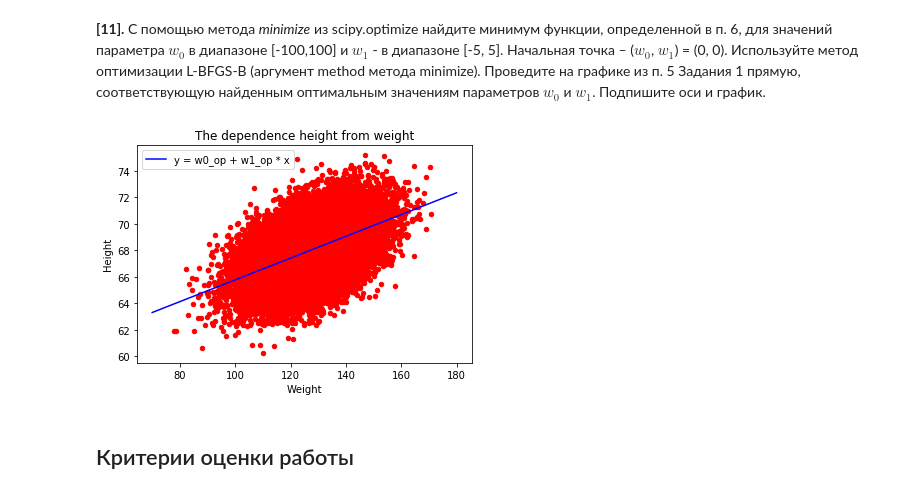
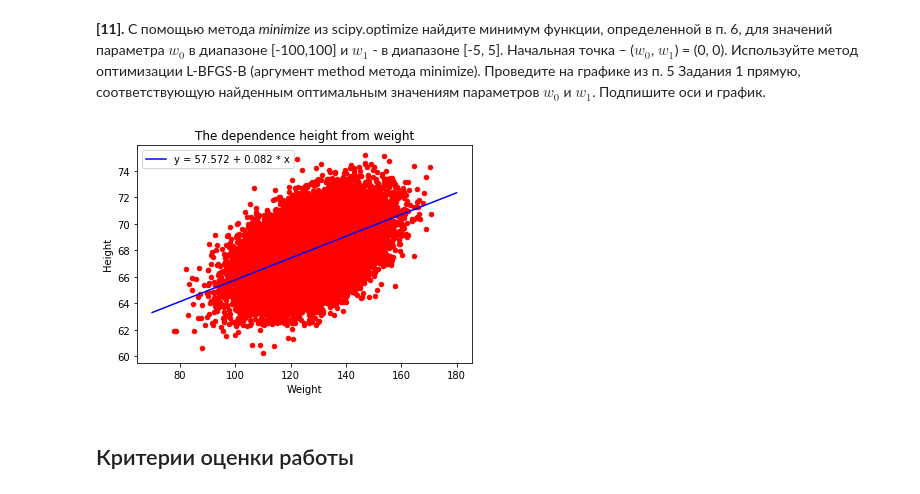
Before and after one commit to alexeylive/Yandex-MIPT, a Jupyter notebook: 2/Linear regression/linreg_height_weight.ipynb, the cells around one changed output. Saved outputs shown, nothing was run; the diff lists cells and outputs as text; code cells hidden in the pictures.

```diff
--- a/2/Linear regression/linreg_height_weight.ipynb
+++ b/2/Linear regression/linreg_height_weight.ipynb
@@ -179,13 +182,14 @@ w0_op, w1_op = optimize.minimize(SE_OneArg, x0 =(0,0) ,
 # %%
 data.plot(y='Height',x = 'Weight', kind='scatter',
            color='red',  title='The dependence height from weight')
 arguments = np.linspace(70,180,1000)
 y_opt = list(map(lambda x: w0_op + w1_op * x, arguments))
-plt.plot(arguments, y_opt,'b', label='y = w0_op + w1_op * x');
+plt.plot(arguments, y_opt,'b',
+         label='y = {} + {} * x'.format(round(w0_op, 3),round(w1_op, 3)));
 plt.legend()
 plt.show()
 # %% [output]
-[figure, old version]
+[figure, new version]
 # %% [markdown]
 ## Критерии оценки работы
 # %% [markdown]
```
Also changed, not shown: parts of 5 cells of this notebook.
